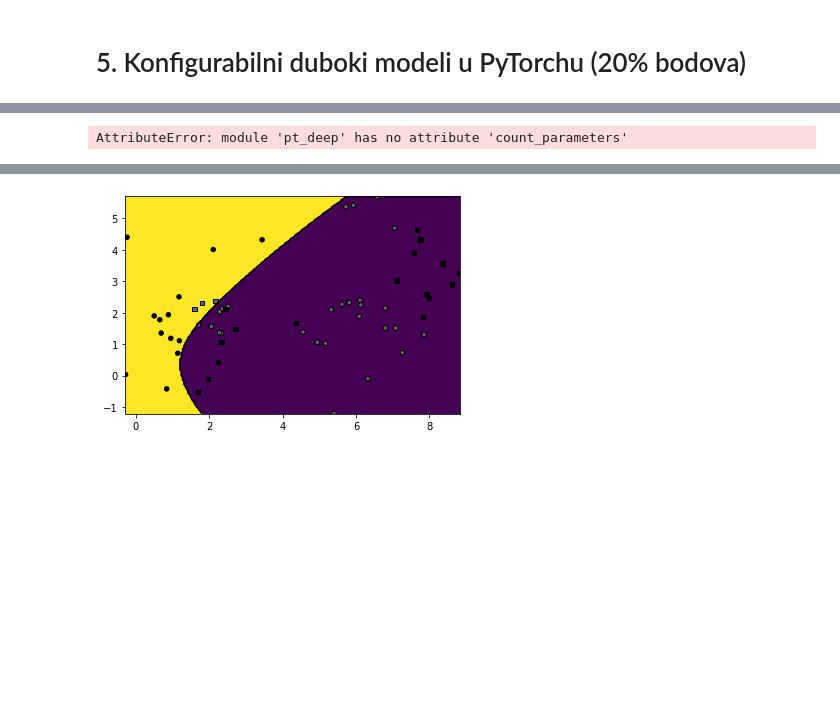
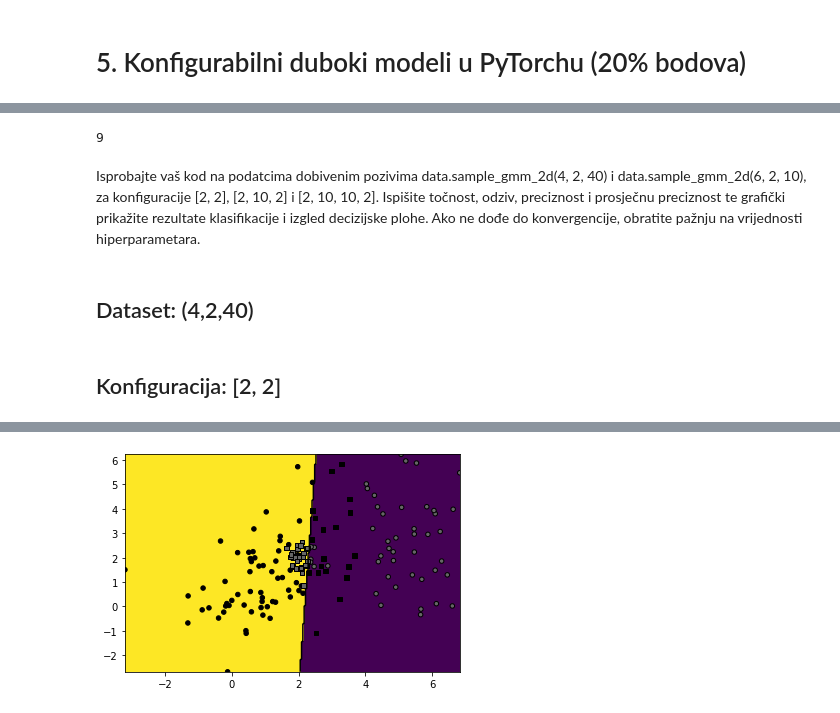
Before and after one commit to angello2/DU, a Jupyter notebook: lab1/lab1.ipynb, the cells around one changed output, grey strips where cells are left out. Cells and saved outputs as stored; diff of their text form; code cells hidden in the pictures; blank space fills up the shorter version.

Commit message:
pt_deep finally fixed, started work on mnist

```diff
--- a/lab1/lab1.ipynb
+++ b/lab1/lab1.ipynb
@@ -188,10 +214,10 @@ param_lambda=0.0
 ptlr.train(X, Yoh_, 1000, 0.1, param_lambda)
 
 # dohvati vjerojatnosti na skupu za učenje
-probs = ptlr.evaluate(X.detach().numpy())
+Y = ptlr.evaluate(X)
 
 # ispiši performansu (preciznost i odziv po razredima)
-accuracy, pr, M = data.eval_perf_multi(probs, Y_)
+accuracy, pr, M = data.eval_perf_multi(Y, Y_)
 print("Accuracy: ", accuracy)
 for i in range(3):
     print("Precision & recall for class", i, ": ", pr[i])
@@ -200,6 +226,6 @@ for i in range(3):
 # iscrtaj rezultate, decizijsku plohu
 rect = (np.min(X.numpy(), axis=0), np.max(X.numpy(), axis=0))
 data.graph_surface(lambda X: ptlr.evaluate(X), rect)
-data.graph_data(X, Y_, probs)
+data.graph_data(X, Y_, Y)
 plt.show()
 # %% [output]
@@ -383,9 +419,8 @@ parameter_list = [2, 3]
 ptd = pt_deep.PTDeep(parameter_list)
 
 X = torch.from_numpy(X)
-Yoh_ = torch.from_numpy(Yoh_)
 
-ptd.train(X, Yoh_, 1000, 0.1)
+ptd.train(X, Y_, 1000, 0.1)
 
 # dohvati vjerojatnosti na skupu za učenje
 probs = ptd.evaluate(X)
@@ -423,40 +460,35 @@ Rezultat pokretanja modela PTDeep s konfiguracijom [2,3] jednak je kao i kod imp
 # %%
-print(pt_deep.count_parameters(ptd))
+print(ptd.count_parameters())
 # %% [output]
-AttributeError: module 'pt_deep' has no attribute 'count_parameters'
+9
+# %% [markdown]
+Isprobajte vaš kod na podatcima dobivenim pozivima data.sample_gmm_2d(4, 2, 40) i data.sample_gmm_2d(6, 2, 10), za konfiguracije [2, 2], [2, 10, 2] i [2, 10, 10, 2]. Ispišite točnost, odziv, preciznost i prosječnu preciznost te grafički prikažite rezultate klasifikacije i izgled decizijske plohe. Ako ne dođe do konvergencije, obratite pažnju na vrijednosti hiperparametara.
+# %% [markdown]
+## Dataset: (4,2,40)
+# %%
+import pt_deep
+
+# aktivacijska funkcija -> relu (zglobnica)
+def activation(X):
+    return torch.relu(X)
+
+np.random.seed(100)
+
+X,Y_ = data.sample_gmm_2d(4, 2, 40)
+X = torch.from_numpy(X)
+# %% [markdown]
+## Konfiguracija: [2, 2]
 # %%
-import pt_deep
-
-np.random.seed(100)
-
-X,Y_ = data.sample_gmm_2d(6, 2, 10)
-Yoh_ = data.class_to_onehot(Y_)
-
-def activation(X):
-    return torch.sigmoid(X)
-
-# definiraj model:
-parameter_list = [2, 10, 10, 2]
+parameter_list = [2,2]
 ptd = pt_deep.PTDeep(parameter_list, activation)
-
-X = torch.from_numpy(X)
-Yoh_ = torch.from_numpy(Yoh_)
-
-ptd.train(X, Yoh_, 1000, 0.1, 0.001)
-
-# dohvati vjerojatnosti na skupu za učenje
-probs = ptd.evaluate(X)
-
-# ispiši performansu (preciznost i odziv po razredima)
-accuracy, pr, M = data.eval_perf_multi(probs, Y_)
+ptd.train(X, Y_, 1000, 0.1)
+Y = ptd.evaluate(X)
+accuracy, pr, M = data.eval_perf_multi(Y, Y_)
 print("Accuracy: ", accuracy)
 for i in range(2):
     print("Precision & recall for class", i, ": ", pr[i])
-
-
-# iscrtaj rezultate, decizijsku plohu
 rect = (np.min(X.numpy(), axis=0), np.max(X.numpy(), axis=0))
 data.graph_surface(lambda X: ptd.evaluate(X), rect)
-data.graph_data(X, Y_, probs)
+data.graph_data(X, Y_, Y)
 plt.show()
 # %% [output]
@@ -476 +508 @@ Precision & recall for class 1 :  (0.43333333333333335, 0.8125)
-[figure, old version]
+[figure, new version]
```
Also changed, not shown: parts of 50 cells of this notebook, 7 other files.
